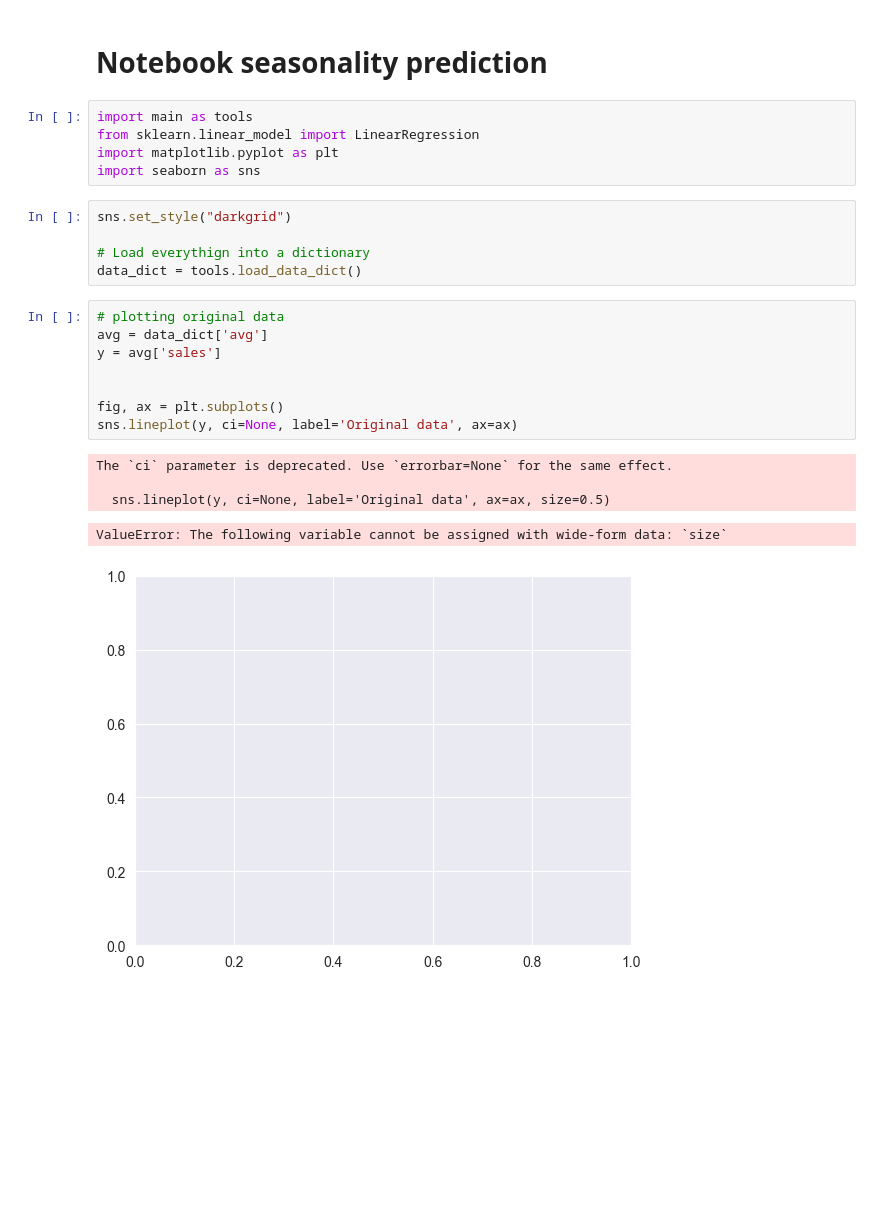
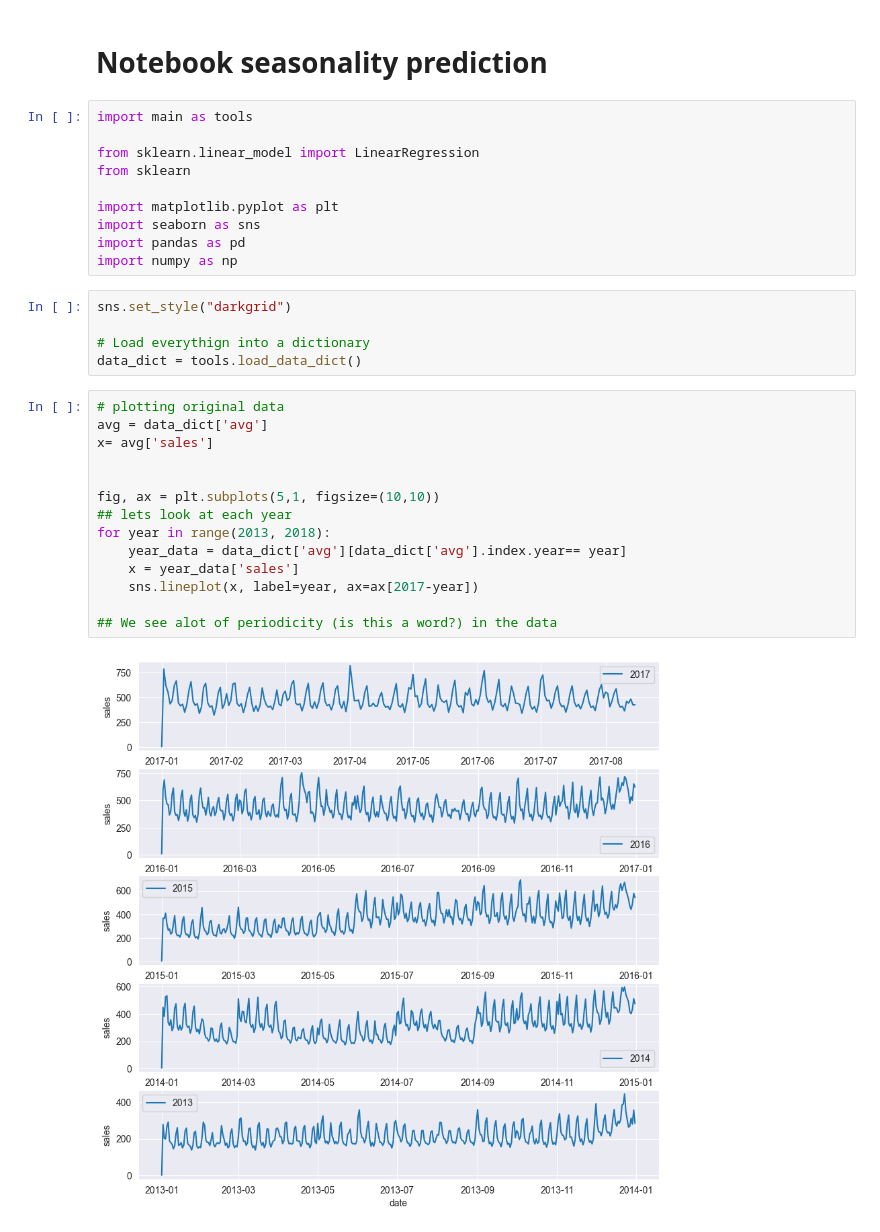
Before and after one commit to ErlingAmundsen/seasonality_prediction, a Jupyter notebook: preds.ipynb, the cells around one changed output. Saved outputs shown, nothing was run; the diff lists cells and outputs as text; blank space fills up the shorter version.

```diff
--- a/preds.ipynb
+++ b/preds.ipynb
@@ -2,25 +2,32 @@
 # Notebook seasonality prediction
 # %%
 import main as tools
+
 from sklearn.linear_model import LinearRegression
+from sklearn
+
 import matplotlib.pyplot as plt
 import seaborn as sns
+import pandas as pd
+import numpy as np
 # %%
 sns.set_style("darkgrid")
 
 # Load everythign into a dictionary
 data_dict = tools.load_data_dict()
-# %%
-# plotting original data
-avg = data_dict['avg']
-y = avg['sales']
-
-
-fig, ax = plt.subplots()
-sns.lineplot(y, ci=None, label='Original data', ax=ax)
-# %% [output]
-The `ci` parameter is deprecated. Use `errorbar=None` for the same effect.
-
-  sns.lineplot(y, ci=None, label='Original data', ax=ax, size=0.5)
-ValueError: The following variable cannot be assigned with wide-form data: `size`
-[figure, removed]
+# %%
+# plotting original data
+avg = data_dict['avg']
+x= avg['sales']
+
+
+fig, ax = plt.subplots(5,1, figsize=(10,10))
+## lets look at each year
+for year in range(2013, 2018):
+    year_data = data_dict['avg'][data_dict['avg'].index.year== year]
+    x = year_data['sales']
+    sns.lineplot(x, label=year, ax=ax[2017-year])
+
+## We see alot of periodicity (is this a word?) in the data
+# %% [output]
+[figure, added]
```
Also changed, not shown: parts of 5 cells of this notebook, 1 other file.
